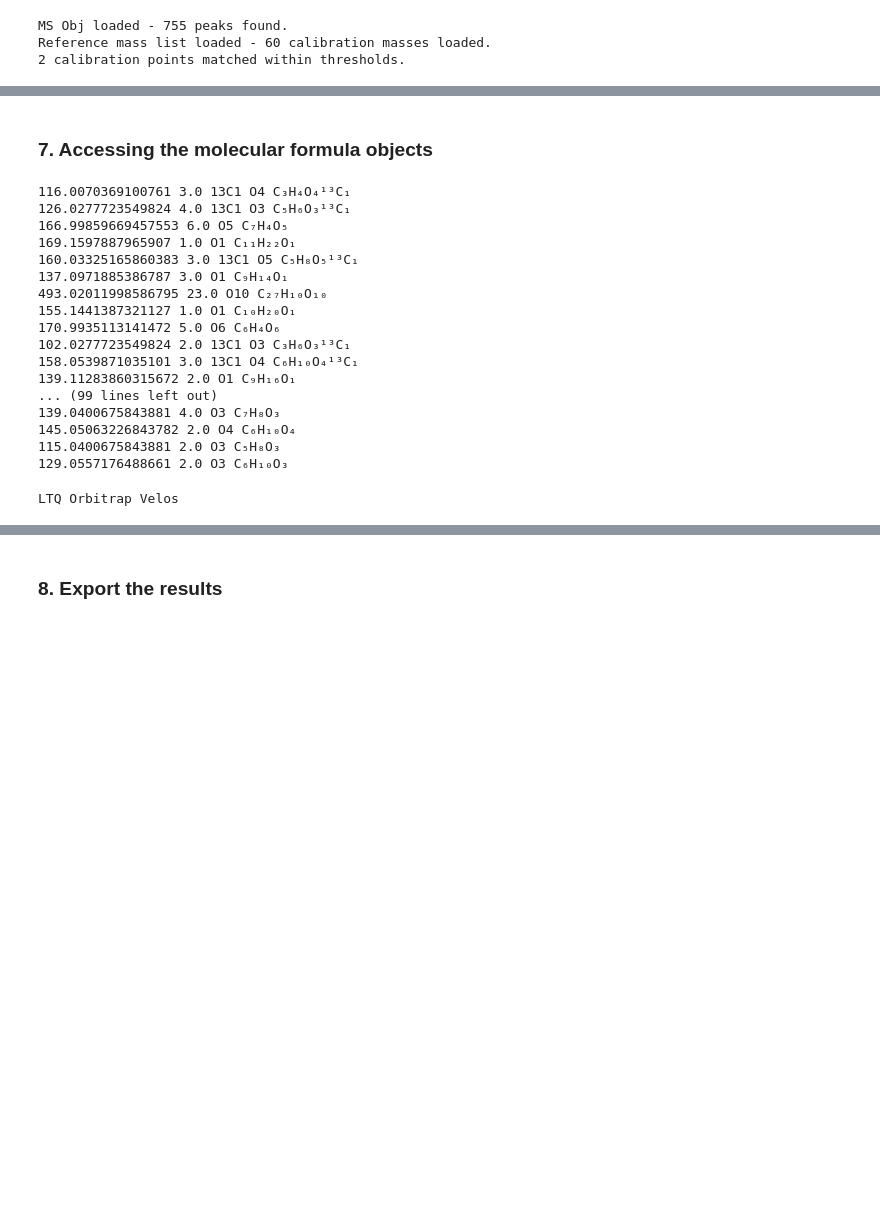
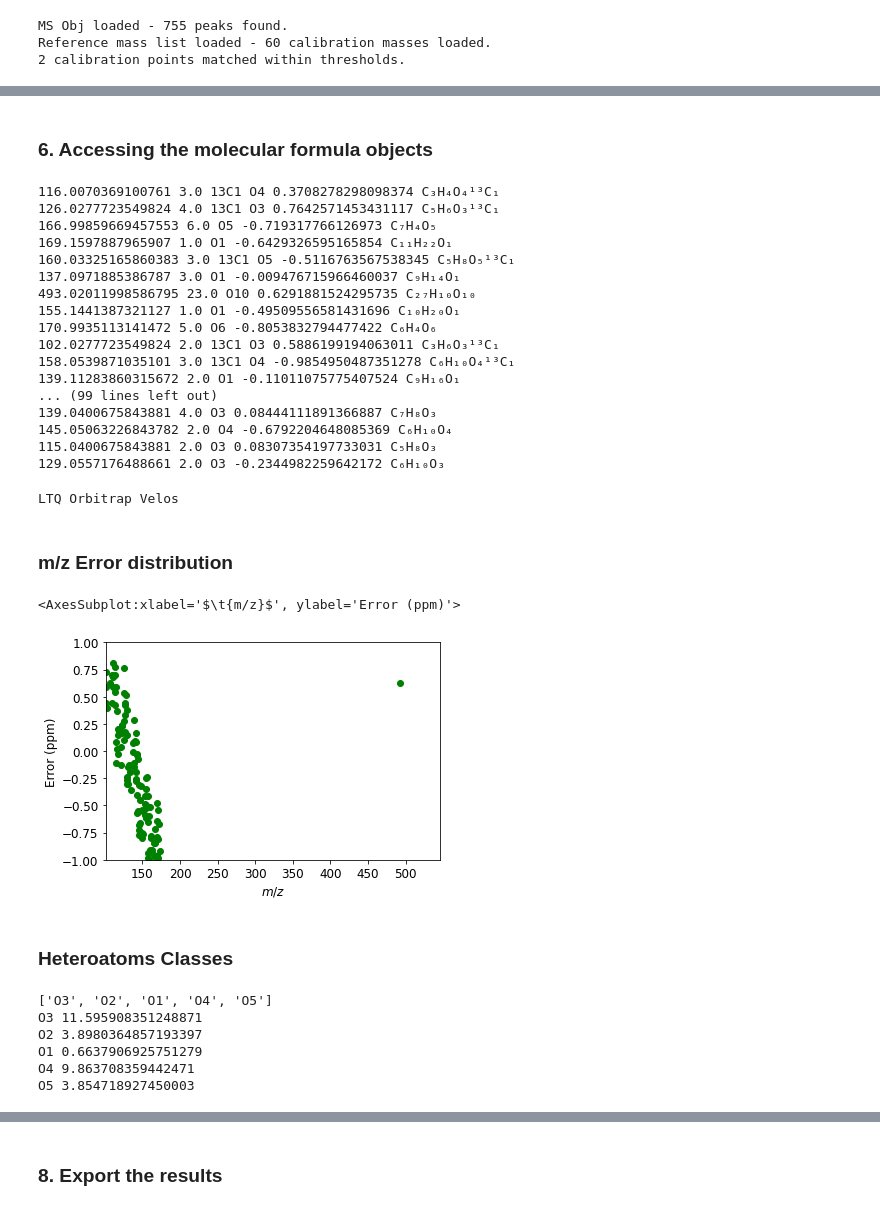
Before and after one commit to EMSL-Computing/Day3-EMSL-SummerSchool-2022, a Jupyter notebook: Summer School CoreMS Tutorial.ipynb, the cells around one changed output, grey strips where cells are left out. Drawn from its saved outputs; the diff is of its cells as text; code cells hidden in the pictures; blank space fills up the shorter version.

```diff
--- a/Summer School CoreMS Tutorial.ipynb
+++ b/Summer School CoreMS Tutorial.ipynb
@@ -153,30 +152,52 @@ Started database insert using 2 iterations for a total of 52558 rows
 [figure]
 # %% [markdown]
-### 7. Accessing the molecular formula  objects
+### 6. Accessing the molecular formula  objects
 # %%
 for mspeaks in mass_spectrum.sort_by_abundance():
    if mspeak: #or just if mspeak:
         for mf in mspeaks:
-            print(mf.mz_calc, mf.dbe, mf.class_label, mf.string_formated)
+            print(mf.mz_calc, mf.dbe, mf.class_label, mf.mz_error, mf.mz_error_score,  mf.string_formated)
 # %% [output]
-116.0070369100761 3.0 13C1 O4 C₃H₄O₄¹³C₁
-126.0277723549824 4.0 13C1 O3 C₅H₆O₃¹³C₁
-166.99859669457553 6.0 O5 C₇H₄O₅
-169.1597887965907 1.0 O1 C₁₁H₂₂O₁
-160.03325165860383 3.0 13C1 O5 C₅H₈O₅¹³C₁
-137.0971885386787 3.0 O1 C₉H₁₄O₁
-493.02011998586795 23.0 O10 C₂₇H₁₀O₁₀
-155.1441387321127 1.0 O1 C₁₀H₂₀O₁
-170.9935113141472 5.0 O6 C₆H₄O₆
-102.0277723549824 2.0 13C1 O3 C₃H₆O₃¹³C₁
-158.0539871035101 3.0 13C1 O4 C₆H₁₀O₄¹³C₁
-139.11283860315672 2.0 O1 C₉H₁₆O₁
+116.0070369100761 3.0 13C1 O4 0.3708278298098374 C₃H₄O₄¹³C₁
+126.0277723549824 4.0 13C1 O3 0.7642571453431117 C₅H₆O₃¹³C₁
+166.99859669457553 6.0 O5 -0.719317766126973 C₇H₄O₅
+169.1597887965907 1.0 O1 -0.6429326595165854 C₁₁H₂₂O₁
+160.03325165860383 3.0 13C1 O5 -0.5116763567538345 C₅H₈O₅¹³C₁
+137.0971885386787 3.0 O1 -0.009476715966460037 C₉H₁₄O₁
+493.02011998586795 23.0 O10 0.6291881524295735 C₂₇H₁₀O₁₀
+155.1441387321127 1.0 O1 -0.49509556581431696 C₁₀H₂₀O₁
+170.9935113141472 5.0 O6 -0.8053832794477422 C₆H₄O₆
+102.0277723549824 2.0 13C1 O3 0.5886199194063011 C₃H₆O₃¹³C₁
+158.0539871035101 3.0 13C1 O4 -0.9854950487351278 C₆H₁₀O₄¹³C₁
+139.11283860315672 2.0 O1 -0.11011075775407524 C₉H₁₆O₁
 ... (99 lines left out)
-139.0400675843881 4.0 O3 C₇H₈O₃
-145.05063226843782 2.0 O4 C₆H₁₀O₄
-115.0400675843881 2.0 O3 C₅H₈O₃
-129.0557176488661 2.0 O3 C₆H₁₀O₃
+139.0400675843881 4.0 O3 0.08444111891366887 C₇H₈O₃
+145.05063226843782 2.0 O4 -0.6792204648085369 C₆H₁₀O₄
+115.0400675843881 2.0 O3 0.08307354197733031 C₅H₈O₃
+129.0557176488661 2.0 O3 -0.2344982259642172 C₆H₁₀O₃
 # %%
 print (mass_spectrum.analyzer)
 # %% [output]
 LTQ Orbitrap Velos
+# %% [markdown]
+### m/z Error distribution
+# %%
+mass_spectrum_by_classes.plot_mz_error()
+# %% [output]
+<AxesSubplot:xlabel='$\t{m/z}$', ylabel='Error (ppm)'>
+[figure, added]
+# %% [markdown]
+### Heteroatoms Classes
+# %%
+max_summed_relative_abundance = 0.1 #(percentile)
+classes = mass_spectrum_by_classes.get_classes(max_summed_relative_abundance, isotopologue=False)
+print(classes)
+for h_class in classes:
+    print(h_class, mass_spectrum_by_classes.abundance_count_percentile(h_class))
+# %% [output]
+['O3', 'O2', 'O1', 'O4', 'O5']
+O3 11.595908351248871
+O2 3.8980364857193397
+O1 0.6637906925751279
+O4 9.863708359442471
+O5 3.854718927450003
```
Also changed, not shown: parts of 13 cells of this notebook.
